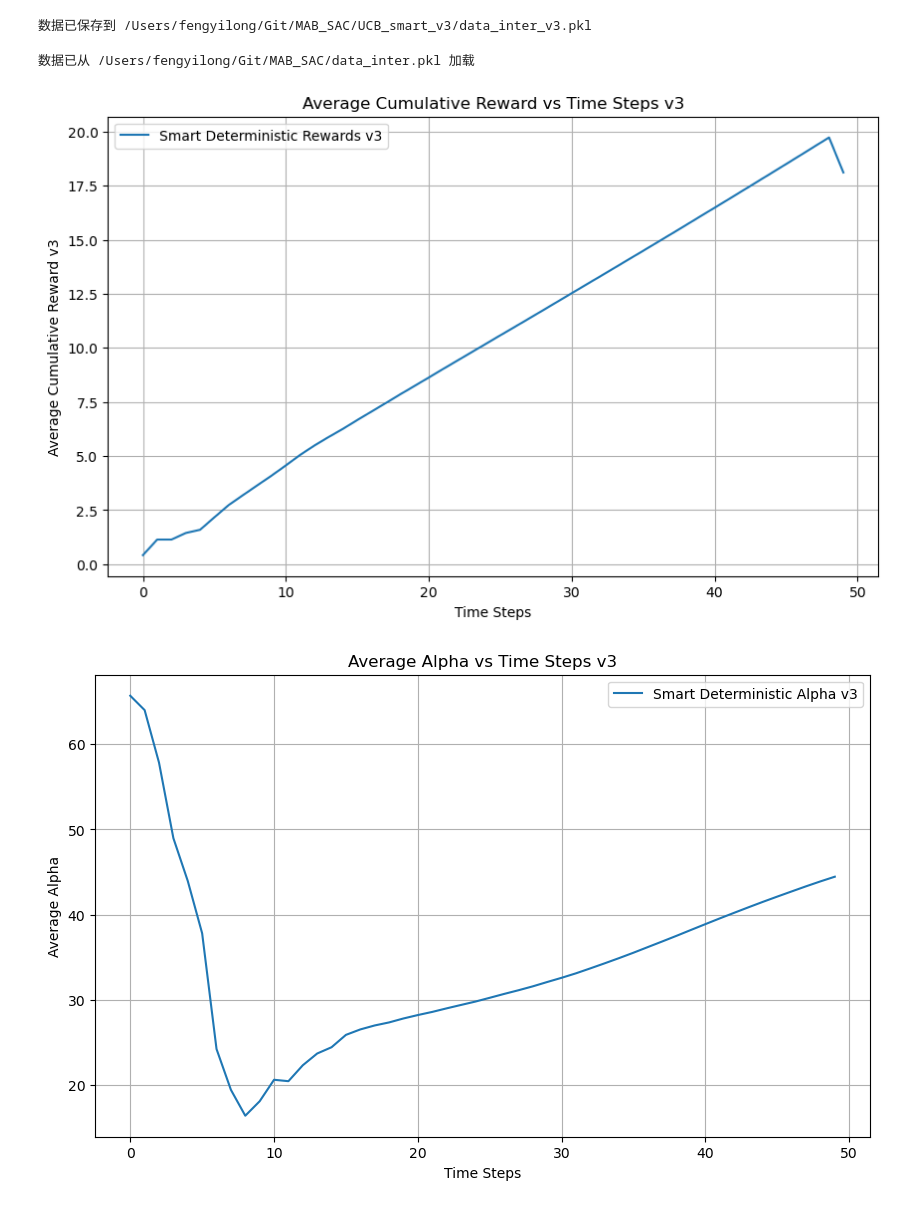
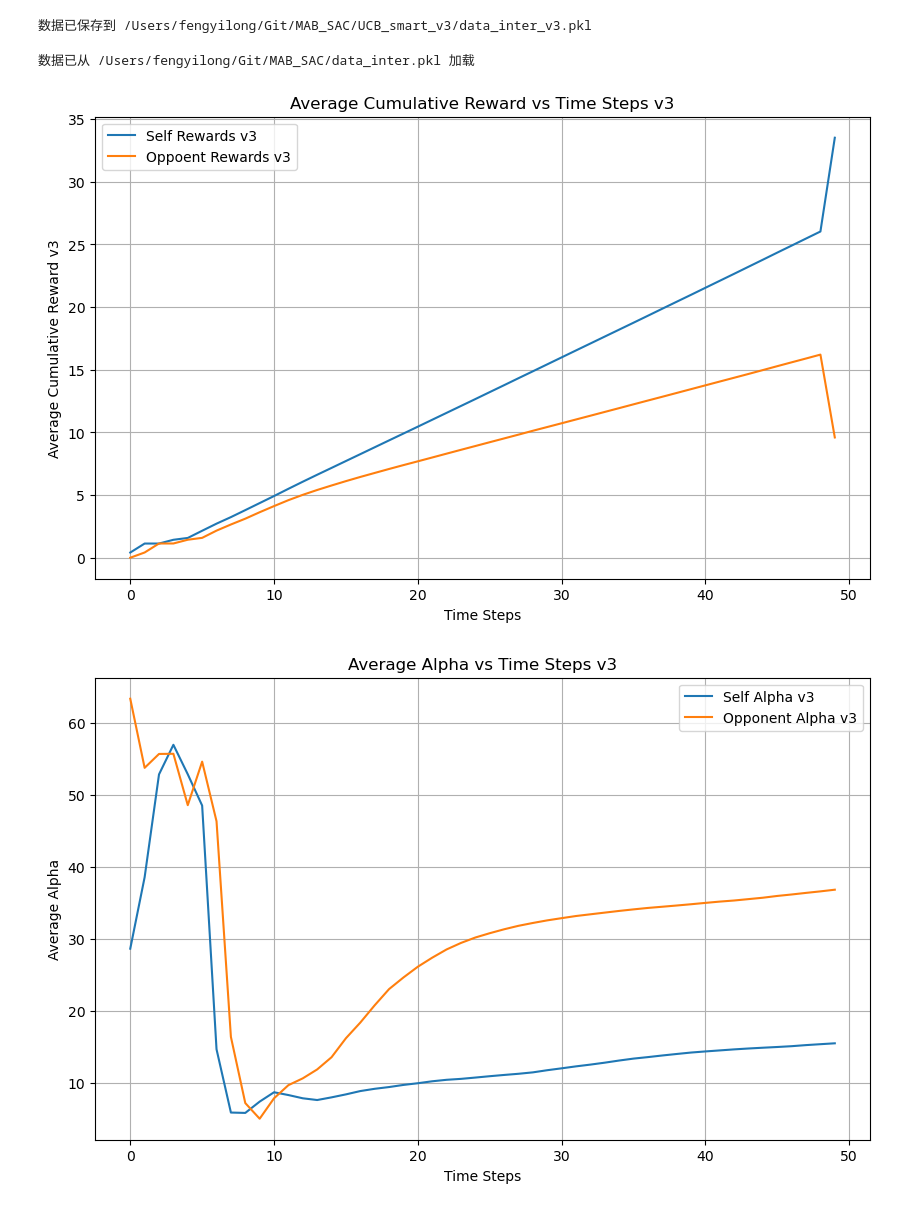
Before and after one commit to PKUDrace/MAB_SAC, a Jupyter notebook: MAB_UCB_inter_v3.ipynb, the cells around one changed output. Drawn from its saved outputs; the diff is of its cells as text; code cells hidden in the pictures.

```diff
--- a/MAB_UCB_inter_v3.ipynb
+++ b/MAB_UCB_inter_v3.ipynb
@@ -235,7 +250,7 @@ callback1 = SaveOnBestTrainingRewardCallback(check_freq=check_freq, save_path=sa
 # 创建模型
 smart_model_v3 = SAC("MlpPolicy", smart_env_v3, gamma=1, verbose=2)
 
-total_timesteps = 100000
+total_timesteps = 50000
 
 # 训练模型并使用回调函数
 smart_model_v3.learn(total_timesteps, callback=callback1)
@@ -261,8 +276,8 @@ Wrapping the env in a DummyVecEnv.
 ---------------------------------
 # %%
 # 计算平均累计收益
-smart_deterministic_rewards_v3 = []
-smart_stochastic_rewards_v3 = []
+self_rewards_v3 = []
+oppo_rewards_v3 = []
 timesteps = []
 n_episodes = 10000
 
@@ -276,16 +291,17 @@ for step in range(check_freq, total_timesteps + 1, check_freq):
     # 加载模型
     smart_model_v3 = SAC.load(model_path1)
     # 计算平均最后时刻的累计收益
-    smart_deterministic_temp_reward,_= get_reward_episode(smart_model_v3, smart_env_v3, T, n_episodes)
+    temp_self_reward,_,temp_oppo_reward,_= get_reward_episode(smart_model_v3, smart_env_v3, T, n_episodes)
 
     # 记录结果
-    smart_deterministic_rewards_v3.append(smart_deterministic_temp_reward[T-1])
+    self_rewards_v3.append(temp_self_reward[T-1])
+    oppo_rewards_v3.append(temp_oppo_reward[T-1])
     timesteps.append(step)
 
-# 保存结果
 # 定义要保存的数据
 data = {
-    'smart_deterministic_rewards_v3': smart_deterministic_rewards_v3
+    'self_rewards_v3': self_rewards_v3,
+    'oppo_rewards_v3': oppo_rewards_v3
 }
 # 保存数据到本地文件
 with open('/Users/fengyilong/Git/MAB_SAC/UCB_smart_v3/data_v3.pkl', 'wb') as f:
@@ -295,7 +311,8 @@ print("数据已保存到 /Users/fengyilong/Git/MAB_SAC/UCB_smart_v3/data_v3.pkl
 
 # 绘制确定策略平均累计收益随训练次数的变化
 plt.figure(figsize=(10, 6))
-plt.plot(timesteps, smart_deterministic_rewards_v3, label='Smart Deterministic Rewards v3')
+plt.plot(timesteps, self_rewards_v3, label='Self Rewards v3')
+plt.plot(timesteps, oppo_rewards_v3, label='Opponent Rewards v3')
 plt.xlabel('Training Timesteps')
 plt.ylabel('Average Cumulative Reward v3')
 plt.title('Average Cumulative Reward vs Training Timesteps v3')
@@ -328,7 +345,7 @@ n_episodes = 50000
 smart_model_name_v3 = SAC.load("smart_UCB_v3")
 
 # 调用 get_reward_episode 函数,计算确定策略和随机策略的每步的平均累计收益
-smart_deterministic_rewards_mean_v3, smart_deterministic_alphas_mean_v3= get_reward_episode(smart_model_name_v3, smart_env_v3, T, n_episodes,1)
+self_rewards_mean_v3, self_alphas_mean_v3, oppo_rewards_mean_v3, oppo_alphas_mean_v3 = get_reward_episode(smart_model_name_v3, smart_env_v3, T, n_episodes,1)
 # %% [output]
 Episode: 1
 Episode: 2
@@ -350,9 +367,12 @@ E
 # %%
 # 定义要保存的数据
 data = {
-    'smart_deterministic_rewards_mean_v3': smart_deterministic_rewards_mean_v3,
-    'smart_deterministic_alphas_mean_v3': smart_deterministic_alphas_mean_v3
+    'self_rewards_mean_v3': self_rewards_mean_v3,
+    'self_alphas_mean_v3': self_alphas_mean_v3,
+    'oppo_alphas_mean_v3': oppo_alphas_mean_v3,
+    'oppo_rewards_mean_v3': oppo_rewards_mean_v3
 }
+
 
 # 保存数据到本地文件
 with open('/Users/fengyilong/Git/MAB_SAC/UCB_smart_v3/data_inter_v3.pkl', 'wb') as f:
@@ -364,35 +384,40 @@ print("数据已保存到 /Users/fengyilong/Git/MAB_SAC/UCB_smart_v3/data_inter_
 # %%
 # 从本地文件加载数据
 with open('/Users/fengyilong/Git/MAB_SAC/UCB_smart_v3/data_inter_v3.pkl', 'rb') as f:
     loaded_data = pickle.load(f)
 # 访问加载的数据
-smart_deterministic_rewards_mean_v3 = loaded_data['smart_deterministic_rewards_mean_v3']
-smart_deterministic_alphas_mean_v3 = loaded_data['smart_deterministic_alphas_mean_v3']
+self_rewards_mean_v3 = loaded_data['self_rewards_mean_v3']
+self_alphas_mean_v3 = loaded_data['self_alphas_mean_v3']
+oppo_rewards_mean_v3 = loaded_data['oppo_rewards_mean_v3']
+oppo_alphas_mean_v3 = loaded_data['oppo_alphas_mean_v3']
+
 
 print("数据已从 /Users/fengyilong/Git/MAB_SAC/data_inter.pkl 加载")
 
 
 # 绘制两种确定策略的每步的平均累计收益
 plt.figure(figsize=(10, 6))
-plt.plot(smart_deterministic_rewards_mean_v3, label='Smart Deterministic Rewards v3')
+plt.plot(self_rewards_mean_v3, label='Self Rewards v3')
+plt.plot(oppo_rewards_mean_v3, label='Oppoent Rewards v3')
 plt.xlabel('Time Steps')
 plt.ylabel('Average Cumulative Reward v3')
 plt.title('Average Cumulative Reward vs Time Steps v3')
 plt.legend()
 plt.grid()
 plt.show()
 
 
 # 绘制两种确定策略每步的平均alpha
 plt.figure(figsize=(10, 6))
-plt.plot(smart_deterministic_alphas_mean_v3, label='Smart Deterministic Alpha v3')
+plt.plot(self_alphas_mean_v3, label='Self Alpha v3')
+plt.plot(oppo_alphas_mean_v3, label='Opponent Alpha v3')
 plt.xlabel('Time Steps')
 plt.ylabel('Average Alpha')
 plt.title('Average Alpha vs Time Steps v3')
 plt.legend()
 plt.grid()
 plt.show()
 # %% [output]
 数据已从 /Users/fengyilong/Git/MAB_SAC/data_inter.pkl 加载
-[figure, old version]
+[figure, new version]
-[figure, old version]
+[figure, new version]
```
Also changed, not shown: parts of 4 cells of this notebook, 11 other files.
